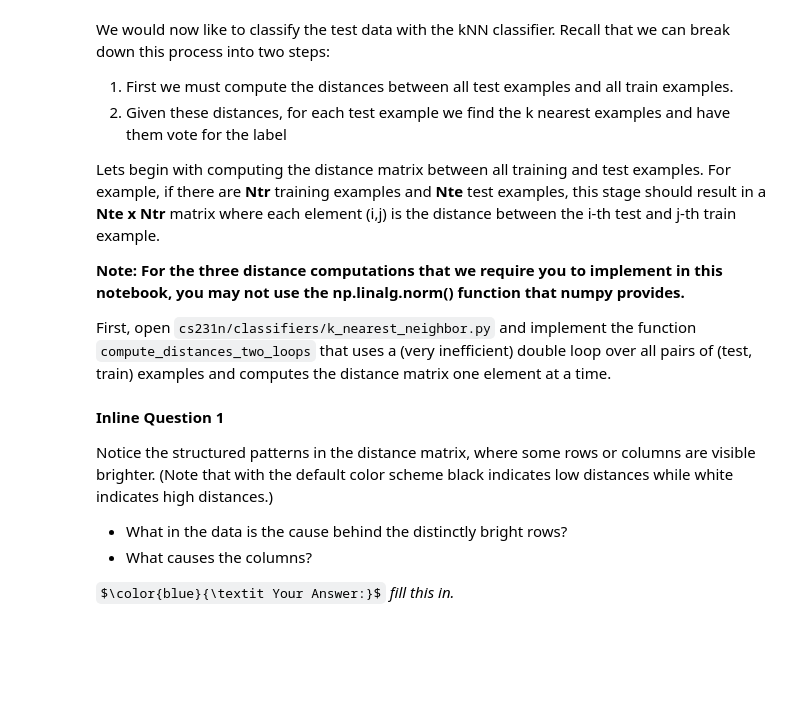
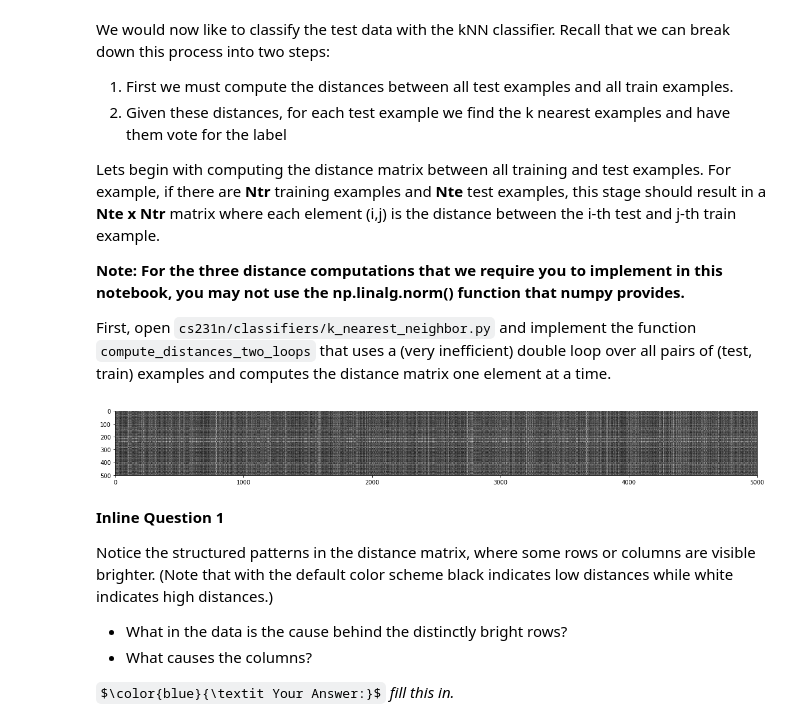
Before and after one commit to adzhumurat/nn_studying, a Jupyter notebook: assignments/assignment1/knn.ipynb, the cells around one changed output. Saved outputs shown, nothing was run; the diff lists cells and outputs as text; code cells hidden in the pictures; some formulas as TeX source; blank space fills up the shorter version.

```diff
--- a/assignments/assignment1/knn.ipynb
+++ b/assignments/assignment1/knn.ipynb
@@ -119,8 +122,11 @@ print(dists.shape)
 # %%
 # We can visualize the distance matrix: each row is a single test example and
 # its distances to training examples
+plt.rcParams["figure.figsize"] = (20,15)
 plt.imshow(dists, interpolation='none')
 plt.show()
+# %% [output]
+[figure, added]
 # %% [markdown]
 **Inline Question 1**
 
```
Also changed, not shown: parts of 13 cells of this notebook.
